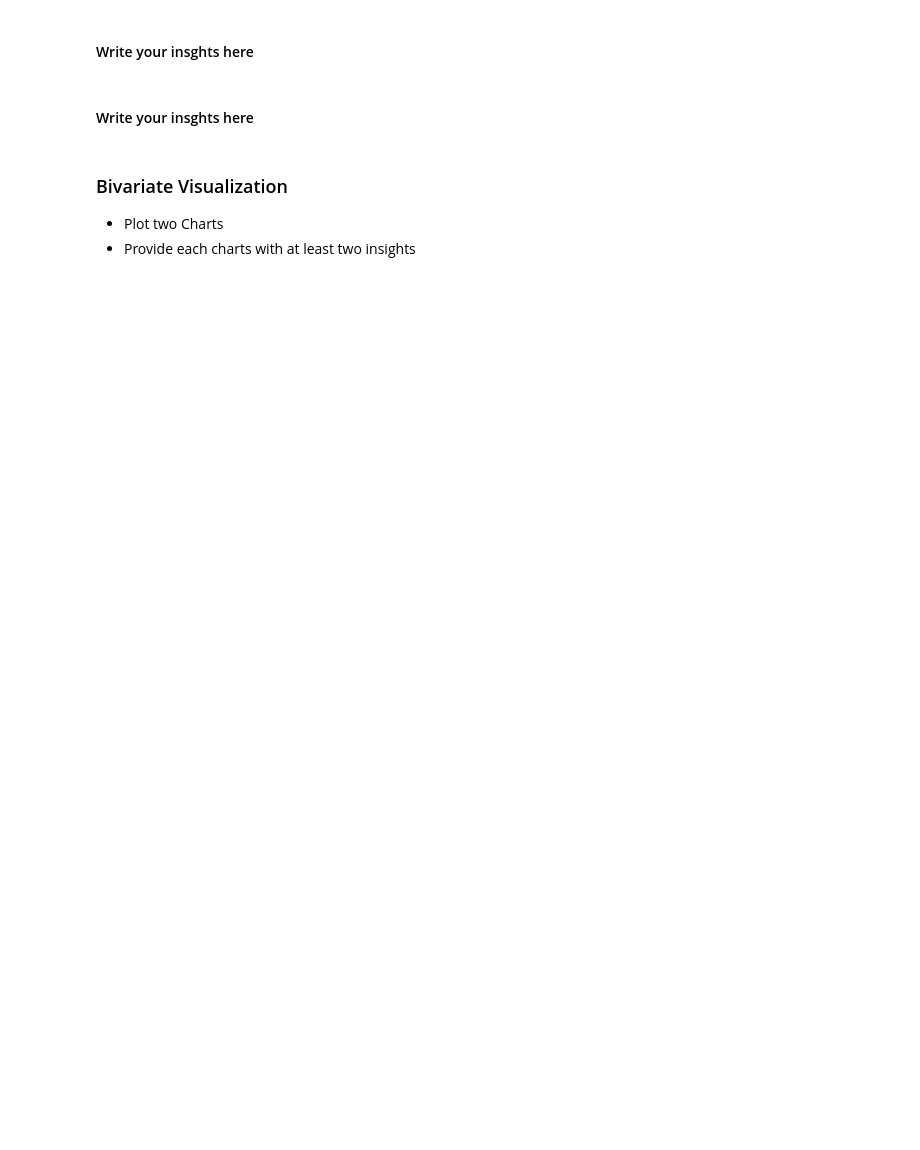
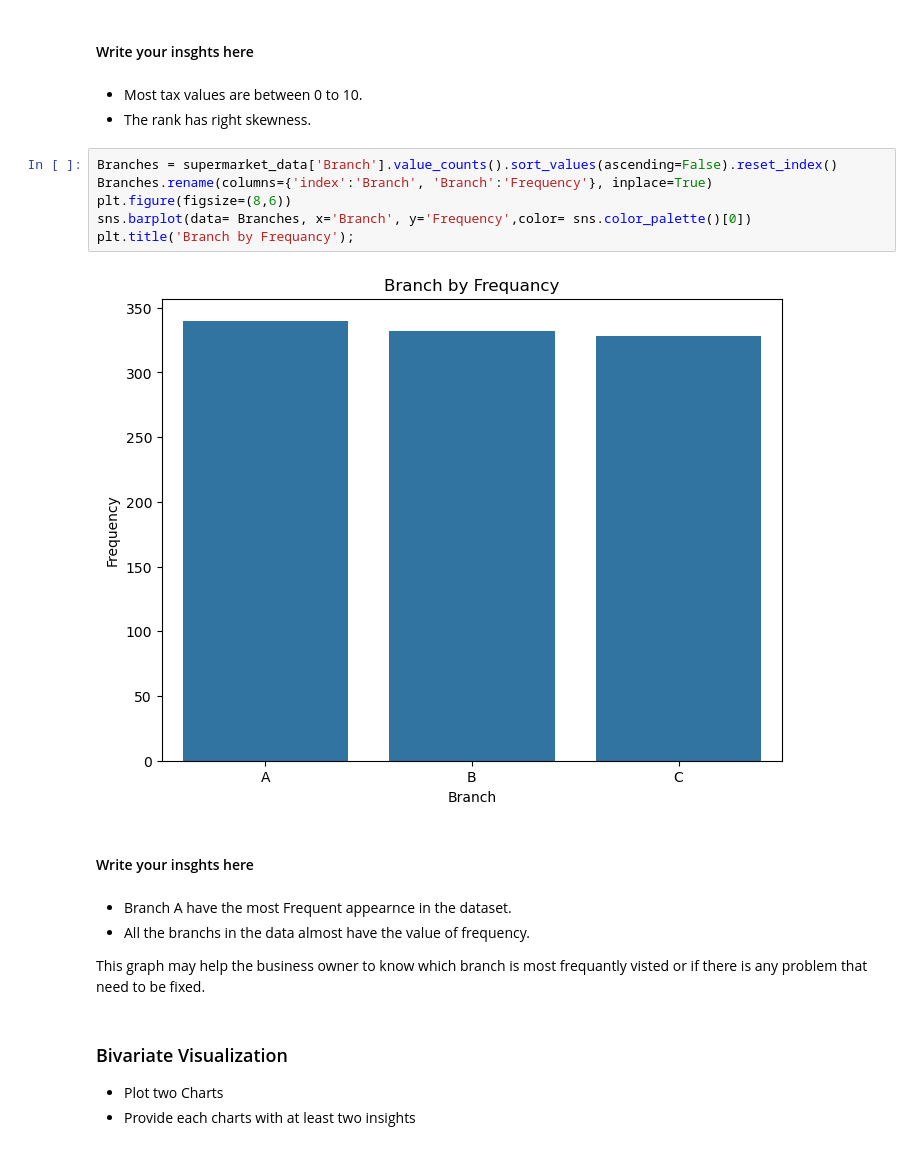
Before and after one commit to Tuwaiq-Data-Science-Bootcamp-V2/EDA-Lab1, a Jupyter notebook: EDA_Assignment .ipynb, the cells around one changed output. Cells and saved outputs as stored; diff of their text form; blank space fills up the shorter version.

```diff
--- a/EDA_Assignment .ipynb
+++ b/EDA_Assignment .ipynb
@@ -9,7 +56,23 @@
 # %% [markdown]
 #### Write your insghts here
+# %% [markdown]
+- Most tax values are between 0 to 10.
+- The rank has right skewness.
+# %%
+Branches = supermarket_data['Branch'].value_counts().sort_values(ascending=False).reset_index()
+Branches.rename(columns={'index':'Branch', 'Branch':'Frequency'}, inplace=True)
+plt.figure(figsize=(8,6))
+sns.barplot(data= Branches, x='Branch', y='Frequency',color= sns.color_palette()[0])
+plt.title('Branch by Frequancy');
+# %% [output]
+[figure, added]
 # %% [markdown]
 #### Write your insghts here
+# %% [markdown]
+- Branch A have the most Frequent appearnce in the dataset.
+- All the branchs in the data almost have the value of frequency.
+
+This graph may help the business owner to know which branch is most frequantly visted or if there is any problem that need to be fixed.
 # %% [markdown]
 ### Bivariate Visualization
 * Plot two Charts
```
Also changed, not shown: parts of 11 cells of this notebook, 1 other file.
